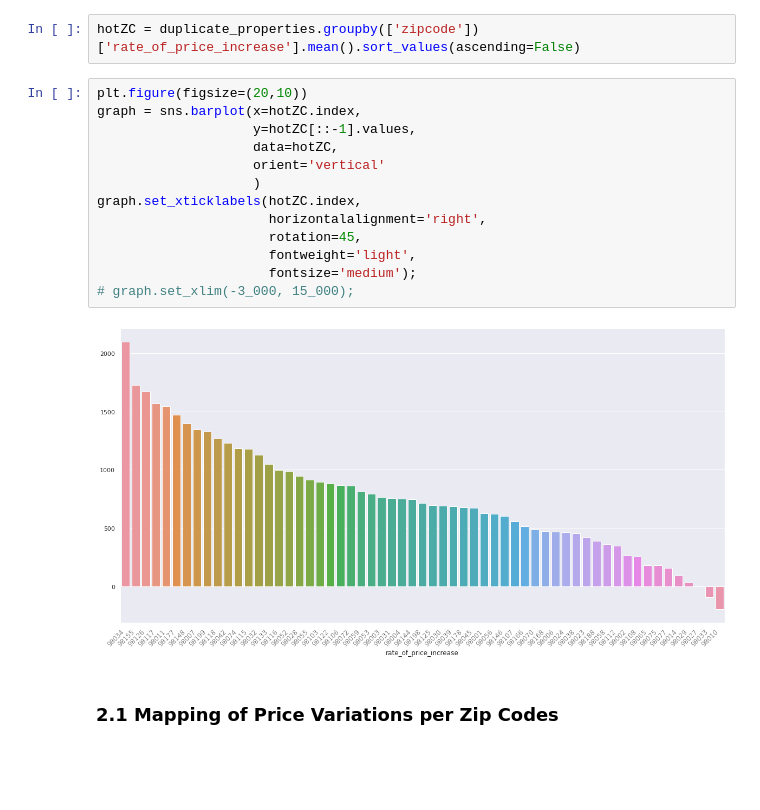
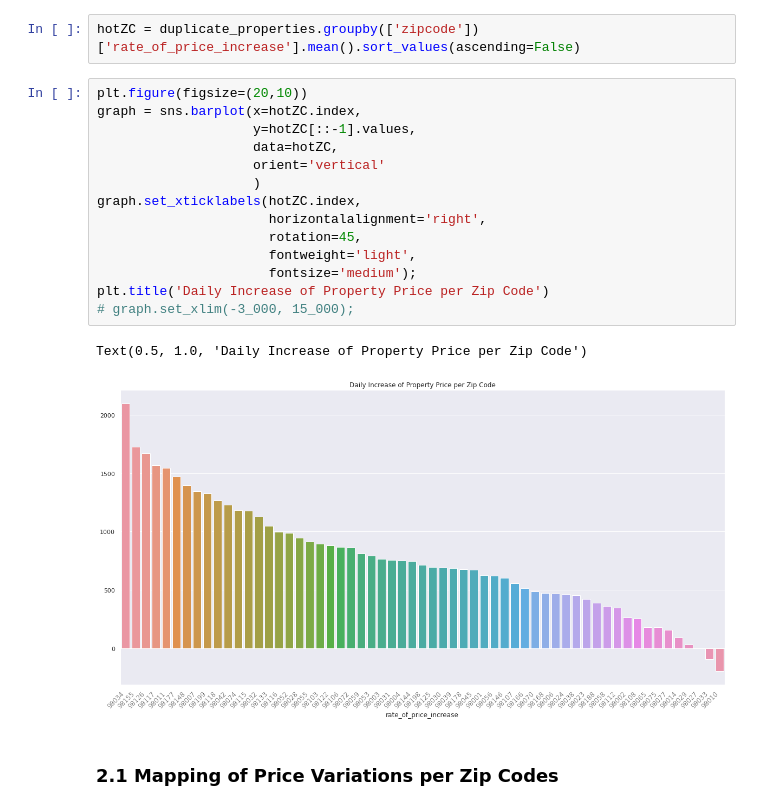
Before and after one commit to aghilissen/KayCee, a Jupyter notebook: index.ipynb, the cells around one changed output. Saved outputs shown, nothing was run; the diff lists cells and outputs as text; blank space fills up the shorter version.

```diff
--- a/index.ipynb
+++ b/index.ipynb
@@ -296,18 +296,20 @@ hotZC = duplicate_properties.groupby(['zipcode'])['rate_of_price_increase'].mean
 # %%
 plt.figure(figsize=(20,10))
 graph = sns.barplot(x=hotZC.index,
                     y=hotZC[::-1].values,
                     data=hotZC,
                     orient='vertical'
                     )
 graph.set_xticklabels(hotZC.index,
                       horizontalalignment='right',
                       rotation=45,
                       fontweight='light',
                       fontsize='medium');
+plt.title('Daily Increase of Property Price per Zip Code')
 # graph.set_xlim(-3_000, 15_000);
 # %% [output]
+Text(0.5, 1.0, 'Daily Increase of Property Price per Zip Code')
-[figure, old version]
+[figure, new version]
 # %% [markdown]
 ### 2.1 Mapping of Price Variations per Zip Codes
 # %%
```
Also changed, not shown: parts of 4 cells of this notebook.
